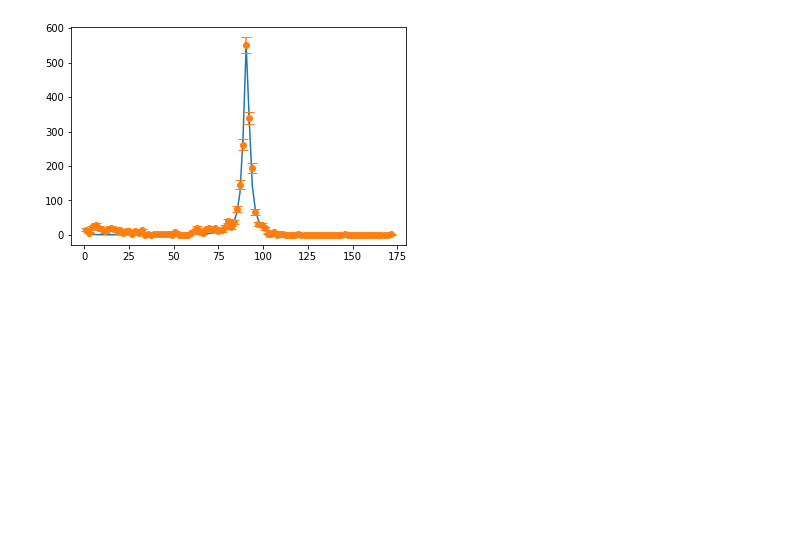
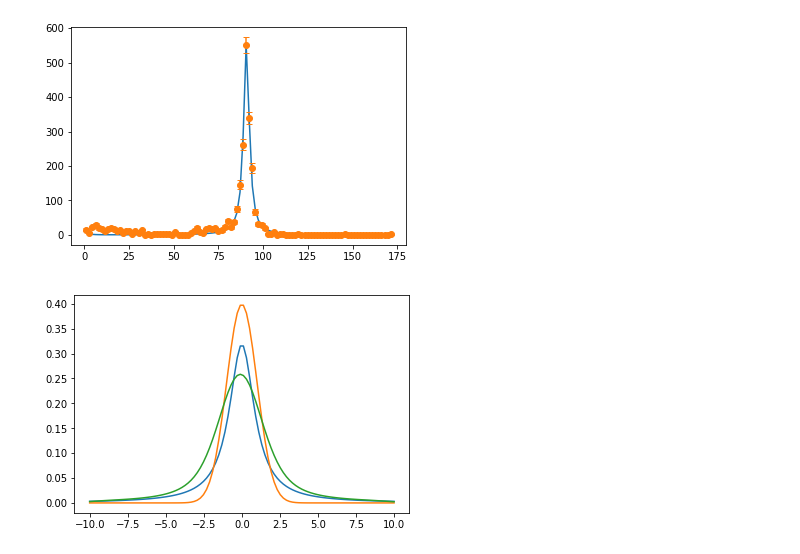
Before and after one commit to jpivarski-talks/2019-05-28-lpchats-numpy-uproot-awkward, a Jupyter notebook: 02-scientific-python.ipynb, the cells around one changed output. Saved outputs shown, nothing was run; the diff lists cells and outputs as text; code cells hidden in the pictures; blank space fills up the shorter version.

Commit message:
done with convolution exercise

```diff
--- a/02-scientific-python.ipynb
+++ b/02-scientific-python.ipynb
@@ -39,2 +39,15 @@ matplotlib.pyplot.errorbar(x, y, yerr, fmt="o", capsize=5);
 # %% [output]
 [figure]
+# %%
+xs = numpy.linspace(-10, 10, 100)
+
+# Exercise: search through the SciPy docs and figure out how to convolve two functions.
+lorentzian = scipy.stats.cauchy.pdf(xs)
+gaussian   = scipy.stats.norm.pdf(xs)
+voigtian   = ???
+
+matplotlib.pyplot.plot(xs, lorentzian);
+matplotlib.pyplot.plot(xs, gaussian);
+matplotlib.pyplot.plot(xs, voigtian);
+# %% [output]
+[figure, added]
```
Also changed, not shown: parts of 2 cells of this notebook.
